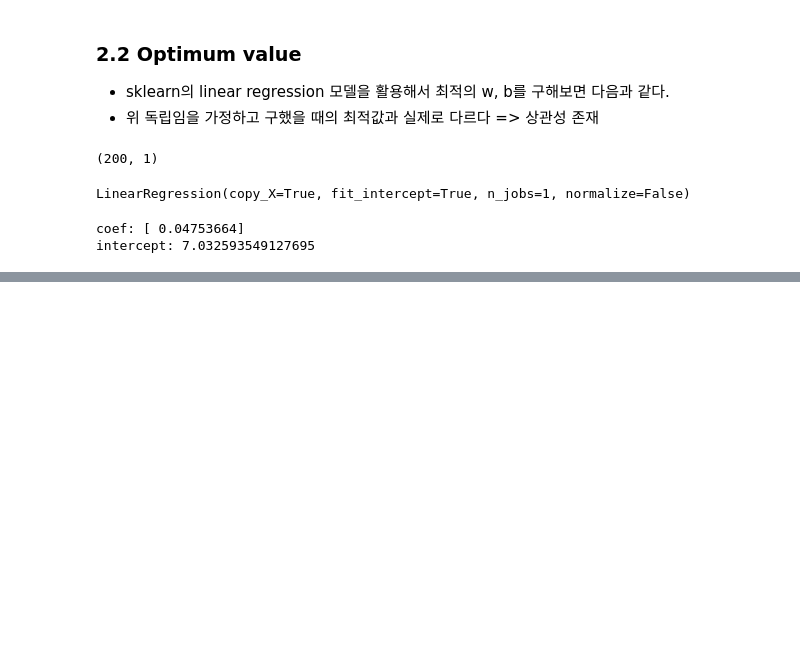
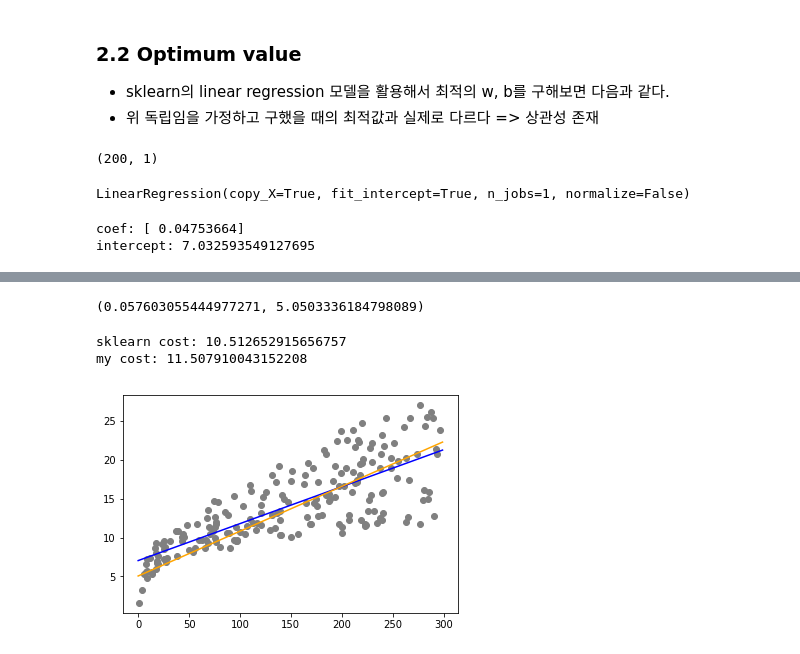
Before and after one commit to Gyubin/TIL-DataScience, a Jupyter notebook: DeepLearning/optimizer/Momentum_visualization.ipynb, the cells around one changed output, grey strips where cells are left out. Cells and saved outputs as stored; diff of their text form; code cells hidden in the pictures; blank space fills up the shorter version.

```diff
--- a/DeepLearning/optimizer/Momentum_visualization.ipynb
+++ b/DeepLearning/optimizer/Momentum_visualization.ipynb
@@ -272,0 +118,44 @@ for t in theta:
+# %%
+def propagate(w, b):
+    cost = np.sum(np.square(h(w, b) - y)) / len(X)
+
+    dw = np.dot(h(w, b) - y, X) / len(X)
+    db = np.sum(h(w, b) - y) / len(X)
+
+    return cost, dw, db
+
+def back_propagate(w, b, dw, db):
+    new_w, new_b = gradient_descent(w, b, dw, db)
+    return new_w, new_b
+# %%
+for i in range(500000):
+    cost, dw, db = propagate(PARAMS[i]['w'], PARAMS[i]['b'])
+    new_w, new_b = back_propagate(PARAMS[i]['w'], PARAMS[i]['b'], dw, db)
+
+    PARAMS.append({'w': new_w, 'b': new_b})
+    DERIVATIVES.append({'dw': dw, 'db': db})
+    COSTS.append(cost)
+# %%
+PARAMS[-1]['w'], PARAMS[-1]['b']
+# %% [output]
+(0.057603055444977271, 5.0503336184798089)
+# %%
+sklearn_w = model.coef_
+sklearn_b = model.intercept_
+sklearn_cost = np.sum(np.square(h(sklearn_w, sklearn_b) - y)) / len(X)
+my_cost = np.sum(np.square(h(PARAMS[-1]['w'], PARAMS[-1]['b']) - y)) / len(X)
+
+print("sklearn cost: {}".format(sklearn_cost))
+print("my cost: {}".format(my_cost))
+# %% [output]
+sklearn cost: 10.512652915656757
+my cost: 11.507910043152208
+# %%
+iteration = 300
+plt.scatter(X, y, c='gray')
+plt.plot(range(iteration), np.array(range(iteration)) * sklearn_w + sklearn_b, c='b')
+plt.plot(range(iteration), np.array(range(iteration)) * PARAMS[-1]['w'] + PARAMS[-1]['b'], c='orange')
+plt.show()
+plt.close()
+# %% [output]
+[figure, added]
```
Also changed, not shown: parts of 53 cells of this notebook.
